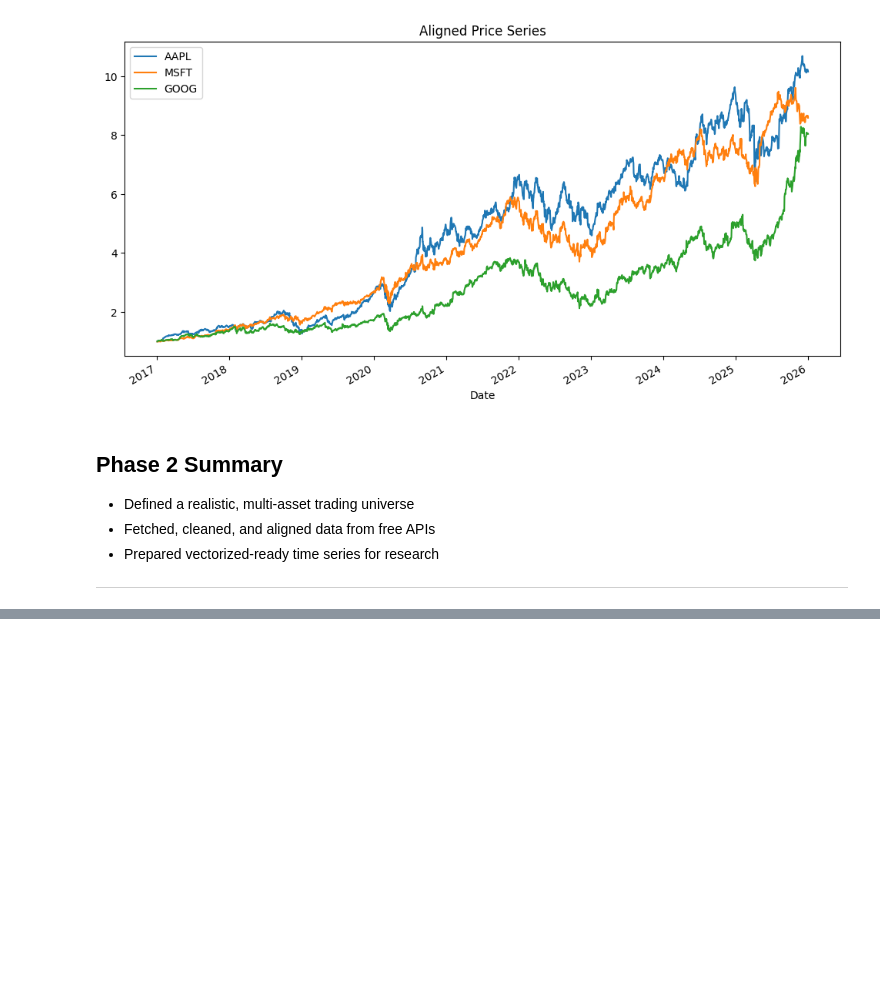
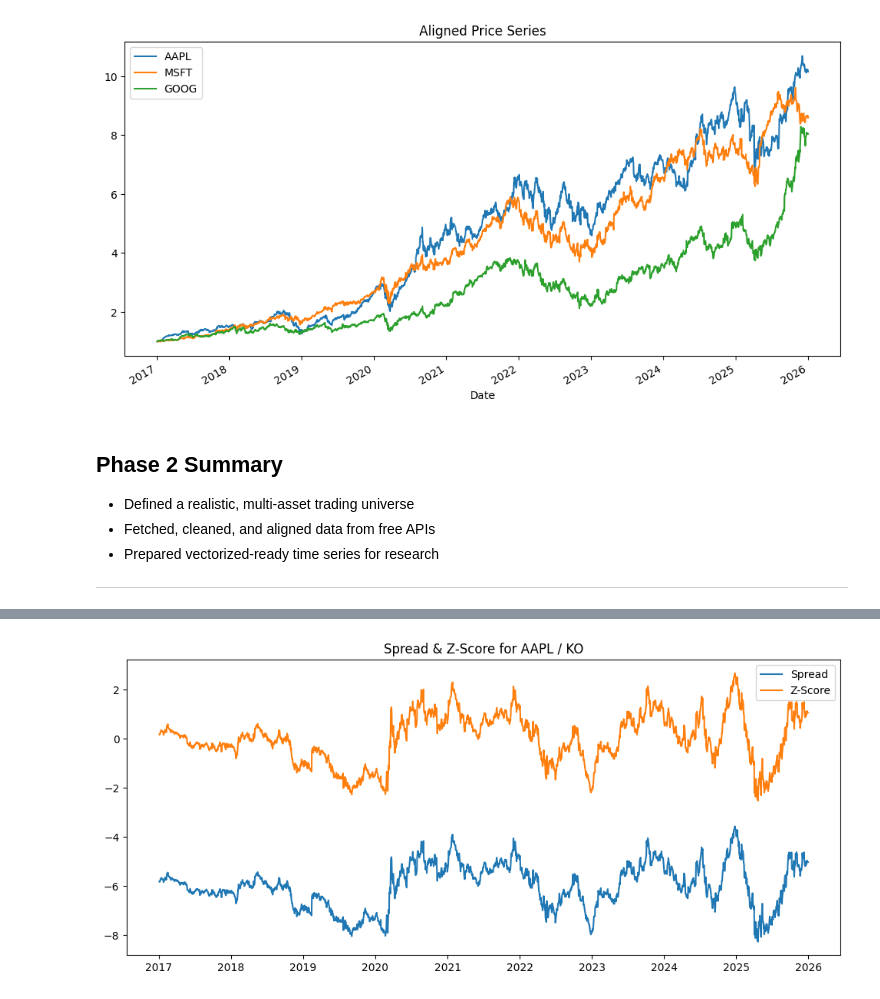
Before and after one commit to xinconggg/Portfolio-Projects, a Jupyter notebook: Quant/Multi-Asset Statistical Arbitrage Backtesting Engine/notebooks/01_system_overview.ipynb, the cells around one changed output, grey strips where cells are left out. Cells and saved outputs as stored; diff of their text form; code cells hidden in the pictures; blank space fills up the shorter version.

Commit message:
Phase 3: Statistical Arbitrage & Pair Selection

```diff
--- a/Quant/Multi-Asset Statistical Arbitrage Backtesting Engine/notebooks/01_system_overview.ipynb
+++ b/Quant/Multi-Asset Statistical Arbitrage Backtesting Engine/notebooks/01_system_overview.ipynb
@@ -350,0 +327,6 @@ plt.show()
+# %%
+from Multi_Asset_Stat_Arb_Backtesting_Engine.main.research.pair_selection import find_cointegrated_pairs
+
+pairs, pvalues = find_cointegrated_pairs(aligned_prices)
+print(f"Identified {len(pairs)} cointegrated pairs.")
+pairs[:]
@@ -350,0 +347,16 @@ plt.show()
+# %%
+# Compute Spread and Z-score of Top Pair
+from Multi_Asset_Stat_Arb_Backtesting_Engine.main.research.spread import construct_spread
+
+S1, S2 = aligned_prices[pairs[0][0]], aligned_prices[pairs[0][1]]
+spread, zscore = construct_spread(S1, S2)
+
+import matplotlib.pyplot as plt
+plt.figure(figsize=(12,5))
+plt.plot(spread, label="Spread")
+plt.plot(zscore, label="Z-Score")
+plt.legend()
+plt.title(f"Spread & Z-Score for {pairs[0][0]} / {pairs[0][1]}")
+plt.show()
+# %% [output]
+[figure, added]
```
Also changed, not shown: parts of 17 cells of this notebook, 11 other files.
